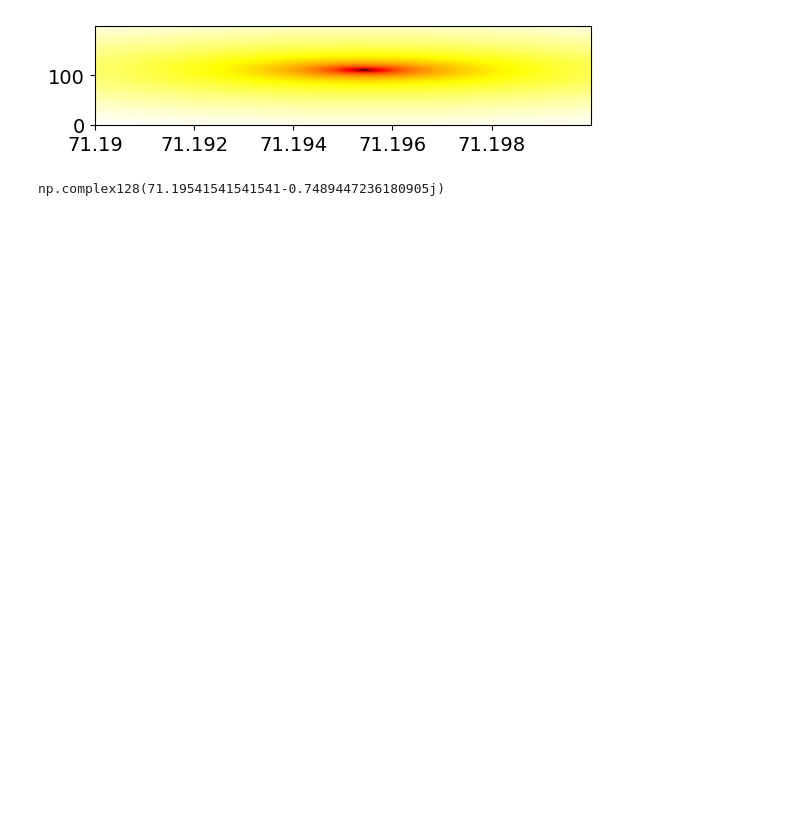
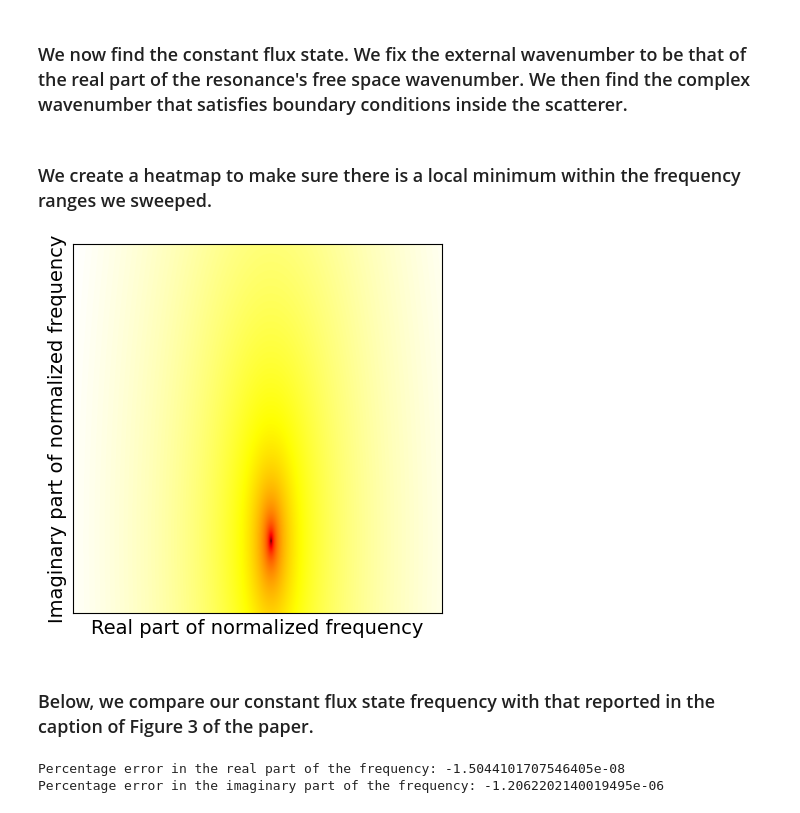
Before and after one commit to AliGhorashiCMT/Coherent-Perfect-Absorption, a Jupyter notebook: cylinders/constant_flux_states.ipynb, the cells around one changed output. Cells and saved outputs as stored; diff of their text form; code cells hidden in the pictures; blank space fills up the shorter version.

```diff
--- a/cylinders/constant_flux_states.ipynb
+++ b/cylinders/constant_flux_states.ipynb
@@ -19,9 +21,12 @@ def constant_flux(l, n, k, k_m):
 # %%
-l = 40
-n = 1.3
-N_real = 1000
-N_imag = 200
-k_m_real = linspace(71.19, 71.2, N_real)
-k_m_imag = linspace(-0.76, -0.74, N_imag)
+qnm_frequency_paper = 71.17700357-0.74936509j; # Resonance frequency from Hakan's paper
+l = 40 # angular momentum number
+n = 1.3 # index of refraction of the cylinder
+N_real = 250 # number of sampled points for the real part of the frequency
+N_imag = 250 # number of sampled points for the imaginary part of the frequency
+k_m_real = linspace(71.177002, 71.177005, N_real); k_m_imag = linspace(-0.749362, -0.749368, N_imag)
 k_m = k_m_real.reshape((N_real, 1)).repeat(N_imag, axis=1)+1j*k_m_imag.reshape((1, N_imag)).repeat(N_real, axis=0)
-cf_arr = constant_flux(l, n, k_m.real, k_m)
+# %%
+qnm_condition = e_z_cpa(l, k_m, n**2);
+qnm_idx = (np.abs(qnm_condition)**2).argmax();
+qnm_frequency = k_m.flatten()[qnm_idx]
@@ -28,12 +53,32 @@ cf_arr = constant_flux(l, n, k_m.real, k_m)
+# %% [markdown]
+### We now find the constant flux state. We fix the external wavenumber to be that of the real part of the resonance's free space wavenumber. We then find the complex wavenumber that satisfies boundary conditions inside the scatterer.
+# %%
+constant_flux_frequency_paper = 71.19539070-0.74853902j # Internal QNM frequency from Hakan's paper.
+N_real = 1000
+N_imag = 1000 # number of sampled points for the imaginary part of the frequency
+k_m_real = linspace(71.19538, 71.1954, N_real); k_m_imag = linspace(-0.74854, -0.748535, N_imag)
+k_m = k_m_real.reshape((N_real, 1)).repeat(N_imag, axis=1)+1j*k_m_imag.reshape((1, N_imag)).repeat(N_real, axis=0)
+constant_flux_condition = constant_flux(l, n, qnm_frequency.real, k_m) # Fix k to real part of qnm frequency. Sweep k_m in the complex frequency plane.
+
+constant_flux_idx = (np.abs(constant_flux_condition)**2).argmin();
+constant_flux_frequency = k_m.flatten()[constant_flux_idx]
+# %% [markdown]
+### We create a heatmap to make sure there is a local minimum within the frequency ranges we sweeped.
 # %%
-plt.imshow(np.log(np.abs(cf_arr)**2).T, origin="lower", cmap="hot")
-xticks = [0, 200, 400, 600, 800]
-plt.xticks(xticks, k_m_real[xticks].round(3));
+plt.imshow(np.log(np.abs(constant_flux_condition)**2).T, origin="lower", cmap="hot")
+plt.xlabel("Real part of normalized frequency")
+plt.ylabel("Imaginary part of normalized frequency")
+plt.xticks([])
+plt.yticks([]);
 # %% [output]
-[figure, old version]
+[figure, new version]
+# %% [markdown]
+### Below, we compare our constant flux state frequency with that reported in the caption of Figure 3 of the paper.
 # %%
-k_m_guess = k_m.flatten()[(np.abs(cf_arr)**2).argmin()]
+percentage_diff_real = 100*(constant_flux_frequency_paper.real-constant_flux_frequency.real)/constant_flux_frequency_paper.real
+percentage_diff_imag = 100*(constant_flux_frequency_paper.imag-constant_flux_frequency.imag)/constant_flux_frequency_paper.imag
+print(f"Percentage error in the real part of the frequency: {percentage_diff_real}")
+print(f"Percentage error in the imaginary part of the frequency: {percentage_diff_imag}")
+# %% [output]
+Percentage error in the real part of the frequency: -1.5044101707546405e-08
+Percentage error in the imaginary part of the frequency: -1.2062202140019495e-06
-# %%
-k_m_guess
-# %% [output]
-np.complex128(71.19541541541541-0.7489447236180905j)
```
Also changed, not shown: parts of 19 cells of this notebook.
